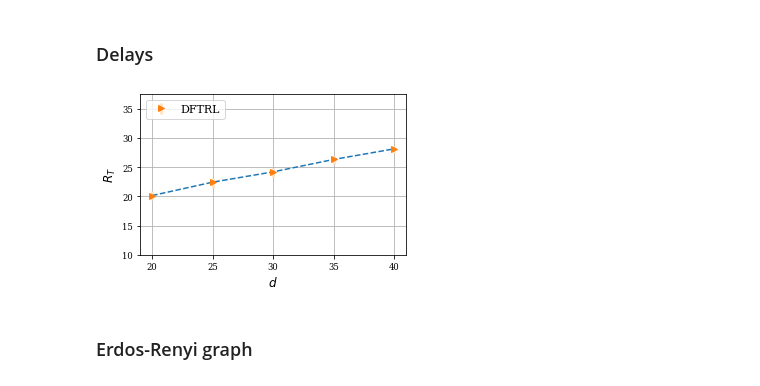
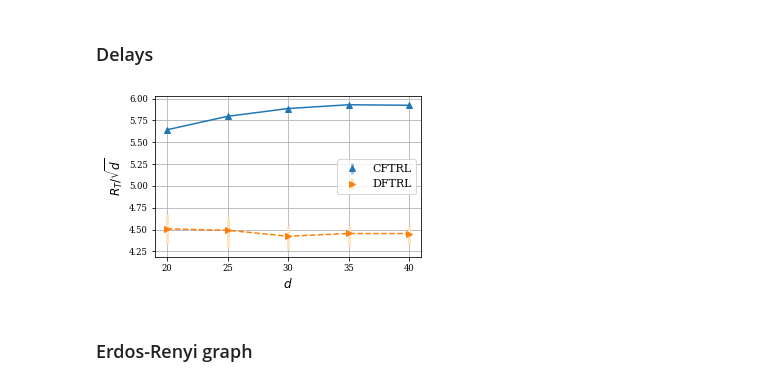
Before and after one commit to neurips2022anonymized/On-Regret-optimal-Cooperative-Nonstochastic-Multi-armed-Bandits, a Jupyter notebook: figures/figures.ipynb, the cells around one changed output. Cells and saved outputs as stored; diff of their text form; code cells hidden in the pictures.

Commit message:
delay plot

```diff
--- a/figures/figures.ipynb
+++ b/figures/figures.ipynb
@@ -216,6 +216,11 @@ fig.savefig(paper_figures_dir+"degree.pdf", format='pdf', bbox_inches='tight')
 ### Delays
 # %%
 ci_averaged_cum_regrets = {
+    'center-based-tsallis': {
+        '5pct': np.array([25.15090774, 28.91269875, 32.18900792, 35.02923438, 37.44297781]),
+        'mean': np.array([25.23905242, 28.98796168, 32.24607469, 35.08611984, 37.47029373]),
+        '95pct': np.array([25.35112869, 29.08809225, 32.33936188, 35.15650404, 37.50217858])
+    },
     'distributed-hybrid': {
         '5pct': np.array([19.37993706, 21.51188687, 23.39085799, 25.51864315, 27.36980579]),
         'mean': np.array([20.15735887, 22.45859857, 24.2241305 , 26.35252183, 28.16816849]),
@@ -224,42 +229,42 @@ ci_averaged_cum_regrets = {
 }
 
 delay_list = list(range(20, 45, 5))
-normalizer = [1 for de in delay_list]
+normalizer = [de**.5 for de in delay_list]
 fig, ax1 = plt.subplots(1, 1, figsize=set_size(width))
 errbar_colors = {
+    'center-based-tsallis': ['C0', 'lightsteelblue'],
     'distributed-hybrid': ['C1', 'bisque']
 }
 
 for network_agents, ci in ci_averaged_cum_regrets.items():
     ax1.errorbar(
         delay_list,
         ci['mean']/normalizer ,
         yerr=[
             (ci['mean'] - ci['5pct'])/normalizer,
             (ci['95pct'] - ci['mean'])/normalizer
         ],
         label=algo_labels[network_agents],
         color=errbar_colors[network_agents][0],
         ecolor=errbar_colors[network_agents][1],
         fmt=markers[network_agents], elinewidth=3, capsize=0
     )
 
     ax1.plot(
         delay_list,
         ci['mean']/normalizer,
         linestyle=linestyles[network_agents]
     )
 
-ax1.set_ylim(10, 37.5)
-ax1.set_ylabel(r"$R_T$")
+ax1.set_ylabel(r"$R_T/\sqrt{d}$")
 ax1.set_xlabel(r"$d$")
-ax1.legend(loc="upper left")
+ax1.legend(loc="center right")
 ax1.set_xticks(delay_list)
 plt.grid()
 plt.show()
 fig.savefig(paper_figures_dir+"delay.pdf", format='pdf', bbox_inches='tight')
 # %% [output]
-[figure, old version]
+[figure, new version]
 # %% [markdown]
 ### Erdos-Renyi graph
 # %%
```
Also changed, not shown: 1 other file.
